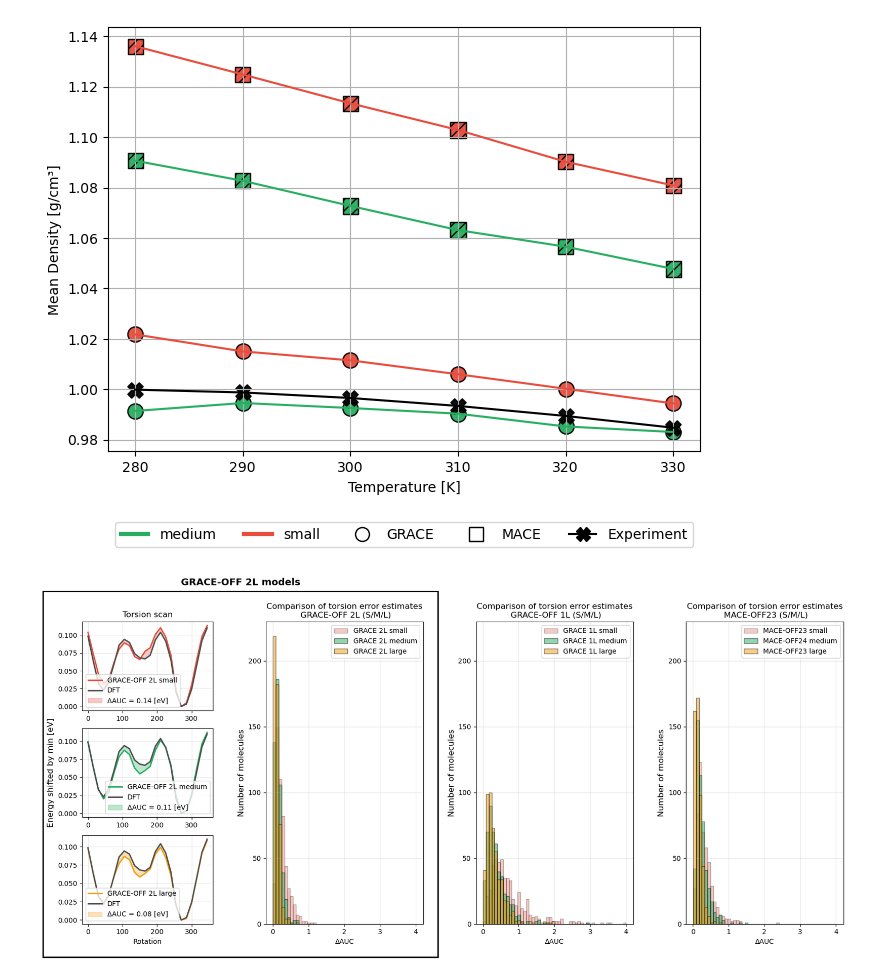
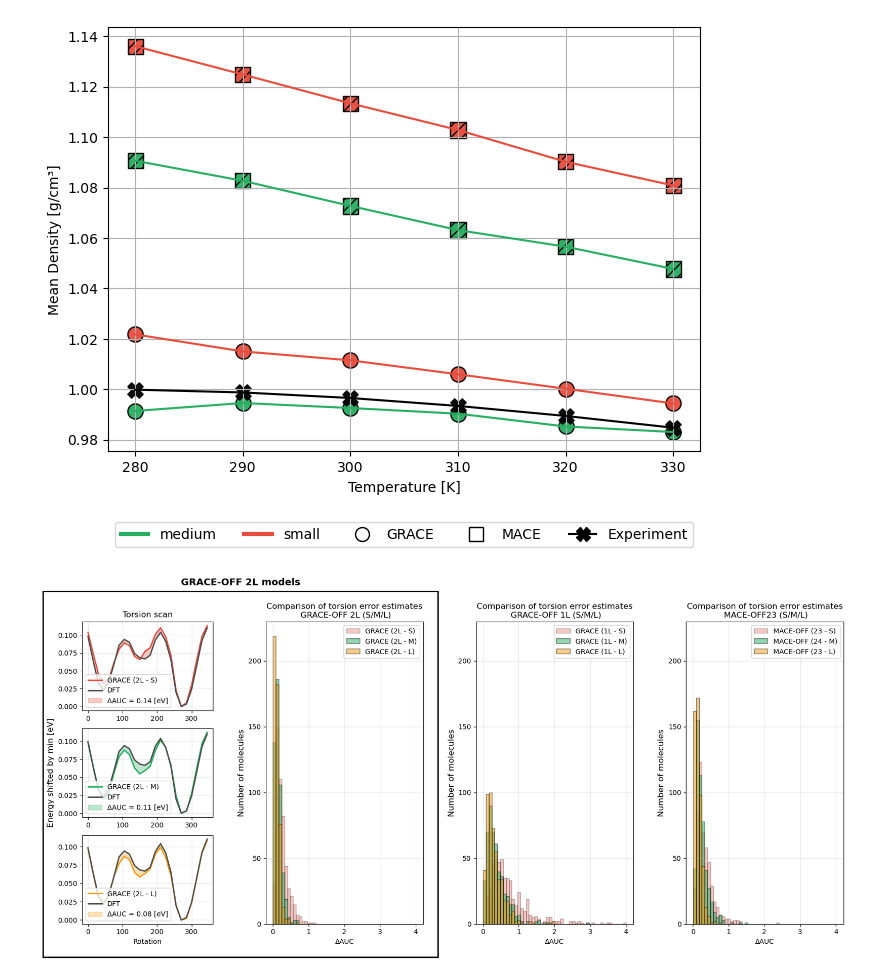
Before and after one commit to heid-lab/grace-off, a Jupyter notebook: analysis/final_plots.ipynb, the cells around one changed output. Drawn from its saved outputs; the diff is of its cells as text; code cells hidden in the pictures.

```diff
--- a/analysis/final_plots.ipynb
+++ b/analysis/final_plots.ipynb
@@ -586,7 +586,7 @@ gs = GridSpec(
 
 # --- Left upper plot: GRACE small vs DFT ---
 ax1 = fig.add_subplot(gs[0, 0])
-ax1.plot(x, torsion_small, color=color_small, label="GRACE-OFF 2L small", linewidth=2)
+ax1.plot(x, torsion_small, color=color_small, label="GRACE (2L - S)", linewidth=2)
 ax1.plot(x, dft, color=color_dft, label="DFT", linewidth=2)
 ax1.fill_between(x, torsion_small, dft, color=color_small, alpha=0.3, label=f"ΔAUC = {area_small:.2f} [eV]")
 # ax1.set_ylabel("Energy shifted by min [eV]")
@@ -596,7 +596,7 @@ ax1.grid(True, alpha=0.3)
 
 # --- Left middle: GRACE medium vs DFT ---
 ax2 = fig.add_subplot(gs[1, 0])
-ax2.plot(x, torsion_med, color=color_medium, label="GRACE-OFF 2L medium", linewidth=2)
+ax2.plot(x, torsion_med, color=color_medium, label="GRACE (2L - M)", linewidth=2)
 ax2.plot(x, dft, color=color_dft, label="DFT", linewidth=2)
 ax2.fill_between(x, torsion_med, dft, color=color_medium, alpha=0.3, label=f"ΔAUC = {area_medium:.2f} [eV]")
 ax2.set_ylabel("Energy shifted by min [eV]", fontsize=12)
@@ -605,7 +605,7 @@ ax2.grid(True, alpha=0.3)
 
 # --- Left lower plot: GRACE large vs DFT ---
 ax2 = fig.add_subplot(gs[2, 0])
-ax2.plot(x, torsion_large, color=color_large, label="GRACE-OFF 2L large", linewidth=2)
+ax2.plot(x, torsion_large, color=color_large, label="GRACE (2L - L)", linewidth=2)
 ax2.plot(x, dft, color=color_dft, label="DFT", linewidth=2)
 ax2.fill_between(x, torsion_large, dft, color=color_large, alpha=0.3, label=f"ΔAUC = {area_large:.2f} [eV]")
 ax2.set_xlabel("Rotation")
@@ -627,9 +627,9 @@ bins = np.arange(x_min, x_max + bar_width, bar_width)  # boundaries for histogra
 
 # --- Right side (over two rows): Histogram ---
 ax3 = fig.add_subplot(gs[:, 1])
-ax3.hist(grace_errors_2l_off_s['AUC'], bins=bins, color=color_small, edgecolor='black', alpha=0.3, label='GRACE 2L small')
-ax3.hist(grace_errors_2l_off_m['AUC'], bins=bins, color=color_medium, edgecolor='black', alpha=0.5, label='GRACE 2L medium')
-ax3.hist(grace_errors_2l_off_l['AUC'], bins=bins, color=color_large, edgecolor='black', alpha=0.5, label='GRACE 2L large')
+ax3.hist(grace_errors_2l_off_s['AUC'], bins=bins, color=color_small, edgecolor='black', alpha=0.3, label='GRACE (2L - S)')
+ax3.hist(grace_errors_2l_off_m['AUC'], bins=bins, color=color_medium, edgecolor='black', alpha=0.5, label='GRACE (2L - M)')
+ax3.hist(grace_errors_2l_off_l['AUC'], bins=bins, color=color_large, edgecolor='black', alpha=0.5, label='GRACE (2L - L)')
 ax3.set_xlabel("ΔAUC")
 ax3.set_ylabel("Number of molecules", fontsize=12)
 ax3.set_title("Comparison of torsion error estimates\n GRACE-OFF 2L (S/M/L)")
@@ -637,9 +637,9 @@ ax3.legend()
 ax3.grid(True, alpha=0.3)
 
 ax4 = fig.add_subplot(gs[:, 2], sharex=ax3, sharey=ax3)
-ax4.hist(grace_errors_1l_off_s['AUC'], bins=bins, color=color_small, edgecolor='black', alpha=0.3, label='GRACE 1L small')
-ax4.hist(grace_errors_1l_off_m['AUC'], bins=bins, color=color_medium, edgecolor='black', alpha=0.5, label='GRACE 1L medium')
-ax4.hist(grace_errors_1l_off_l['AUC'], bins=bins, color=color_large, edgecolor='black', alpha=0.5, label='GRACE 1L large')
+ax4.hist(grace_errors_1l_off_s['AUC'], bins=bins, color=color_small, edgecolor='black', alpha=0.3, label='GRACE (1L - S)')
+ax4.hist(grace_errors_1l_off_m['AUC'], bins=bins, color=color_medium, edgecolor='black', alpha=0.5, label='GRACE (1L - M)')
+ax4.hist(grace_errors_1l_off_l['AUC'], bins=bins, color=color_large, edgecolor='black', alpha=0.5, label='GRACE (1L - L)')
 ax4.set_xlabel("ΔAUC")
 ax4.set_ylabel("Number of molecules", fontsize=12)
 ax4.set_title("Comparison of torsion error estimates\n GRACE-OFF 1L (S/M/L)")
@@ -647,9 +647,9 @@ ax4.legend()
 ax4.grid(True, alpha=0.3)
 
 ax5 = fig.add_subplot(gs[:, 3], sharex=ax3, sharey=ax3)
-ax5.hist(mace_errors_s['AUC'], bins=bins, color=color_small, edgecolor='black', alpha=0.3, label='MACE-OFF23 small')
-ax5.hist(mace_errors_m['AUC'], bins=bins, color=color_medium, edgecolor='black', alpha=0.5, label='MACE-OFF24 medium')
-ax5.hist(mace_errors_l['AUC'], bins=bins, color=color_large, edgecolor='black', alpha=0.5, label='MACE-OFF23 large')
+ax5.hist(mace_errors_s['AUC'], bins=bins, color=color_small, edgecolor='black', alpha=0.3, label='MACE-OFF (23 - S)')
+ax5.hist(mace_errors_m['AUC'], bins=bins, color=color_medium, edgecolor='black', alpha=0.5, label='MACE-OFF (24 - M)')
+ax5.hist(mace_errors_l['AUC'], bins=bins, color=color_large, edgecolor='black', alpha=0.5, label='MACE-OFF (23 - L)')
 ax5.set_xlabel("ΔAUC")
 ax5.set_ylabel("Number of molecules", fontsize=12)
 ax5.set_title("Comparison of torsion error estimates\n MACE-OFF23 (S/M/L)")
@@ -677,31 +677,31 @@ ymax = max(bb.y1 for bb in bboxes)
 pad_x = 0.015
 pad_y = 0.03
 
 rect = Rectangle(
     (xmin - pad_x, ymin - pad_y),
     (xmax - xmin) + 2 * pad_x,
     (ymax - ymin) + 2 * pad_y,
     transform=fig.transFigure,
     fill=False,
     linewidth=2,
     edgecolor='black'
 )
 
 fig.add_artist(rect)
 
 fig.text(
     (xmin + xmax) / 2,
     ymax + pad_y + 0.01,
     "GRACE-OFF 2L models",
     ha="center",
     va="bottom",
     fontsize=14,
     fontweight="bold"
 )
 
 
 
 plt.tight_layout()
 plt.show()
 # %% [output]
-[figure, old version]
+[figure, new version]
```
Also changed, not shown: 2 other files.
